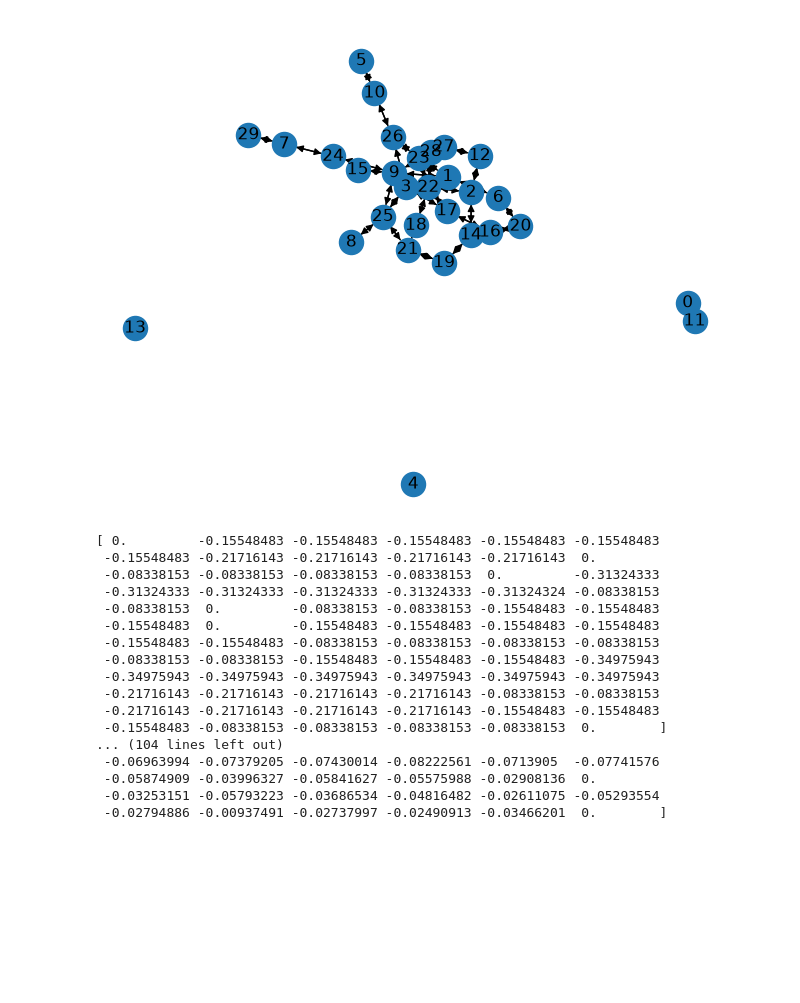
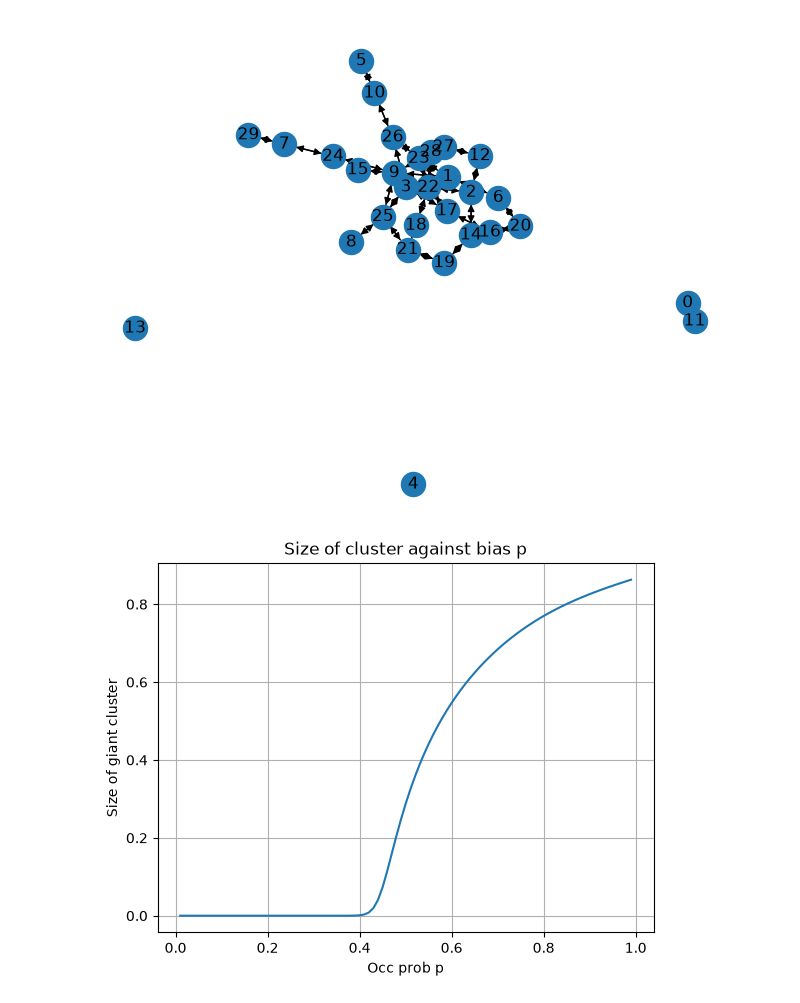
Before and after one commit to ryanotieno/belief-propagation-error, a Jupyter notebook: notebooks/percs_good.ipynb, the cells around one changed output. Saved outputs shown, nothing was run; the diff lists cells and outputs as text; code cells hidden in the pictures; blank space fills up the shorter version.

```diff
--- a/notebooks/percs_good.ipynb
+++ b/notebooks/percs_good.ipynb
@@ -51,46 +51,37 @@ for row, (i, j) in enumerate(edge_list):
         if l == i and k != j:
             B[row][col] = 1
 # %%
+import numpy as np
 B = jnp.array(B)
 
 #instantiation of the message passing starts here
-p_choice = 0.4
-V = jnp.array([math.log(1-p_choice + p_choice*0.5) for i in range(G_di.number_of_edges())])
-#instantiate the mu_i
-pre_exp_mu_i = {node: 0 for node in G_di.nodes()}
+s_values = []
+p_values = []
+for p_choice in np.arange(1, 0, -0.01):
+    p_values.append(p_choice)
+    V = jnp.array([math.log(1-p_choice + p_choice*0.5) for i in range(G_di.number_of_edges())])
+    #instantiate the mu_i
+    pre_exp_mu_i = {node: 0.0 for node in G_di.nodes()}
+    T = 50
+    tol = 1e-9
+    V_prev = V
+    #iteration of message passing starts here
+    for j in range(T):
+        if j > 0 and jnp.max(jnp.abs(V - V_prev)) < tol:
+            break
+        V_prev = V
+        V = jnp.log(1 - p_choice + p_choice * jnp.exp(jnp.matmul(B, V)))
 
-#iteration of message passing starts here
-for j in range(10):
-    messages = jnp.array(jnp.matmul(B, V))
-    i = 0
-    for message in messages:
-        #if the previous edge had i then just add this to the previous
-        pre_exp_mu_i[edge_list[i][0]] += message
-        i += 1
-    mu_i = {}
-    #store my actual mu_i values - get out of log space
-    for keys, values in pre_exp_mu_i.items():
-        mu_i[keys] = math.exp(pre_exp_mu_i[keys])
-    #unpack the message from log space into standard 0-1 values for re-creation of V
-    messages = jnp.array([math.exp(message) for message in messages])
-    V = jnp.array([math.log(1-p_choice + p_choice*message) for message in messages])
-    print(V)
-node_colors = [mu_i[n] for n in G.nodes()]
+    for i, e in enumerate(edge_list):
+        pre_exp_mu_i[e[1]] += V[i]
+    mu_i = {n: math.exp(pre_exp_mu_i[n]) for n in G_di.nodes()}
+    s_values.append(1 - (1/N)*jnp.sum(jnp.array(list(mu_i.values()))))
+plt.plot(p_values, s_values)
+plt.xlabel("Occ prob p")
+plt.ylabel("Size of giant cluster")
+plt.title("Size of cluster against bias p")
+plt.grid()
+
+plt.show()
 # %% [output]
-[ 0.         -0.15548483 -0.15548483 -0.15548483 -0.15548483 -0.15548483
- -0.15548483 -0.21716143 -0.21716143 -0.21716143 -0.21716143  0.
- -0.08338153 -0.08338153 -0.08338153 -0.08338153  0.         -0.31324333
- -0.31324333 -0.31324333 -0.31324333 -0.31324333 -0.31324324 -0.08338153
- -0.08338153  0.         -0.08338153 -0.08338153 -0.15548483 -0.15548483
- -0.15548483  0.         -0.15548483 -0.15548483 -0.15548483 -0.15548483
- -0.15548483 -0.15548483 -0.08338153 -0.08338153 -0.08338153 -0.08338153
- -0.08338153 -0.08338153 -0.15548483 -0.15548483 -0.15548483 -0.34975943
- -0.34975943 -0.34975943 -0.34975943 -0.34975943 -0.34975943 -0.34975943
- -0.21716143 -0.21716143 -0.21716143 -0.21716143 -0.08338153 -0.08338153
- -0.21716143 -0.21716143 -0.21716143 -0.21716143 -0.15548483 -0.15548483
- -0.15548483 -0.08338153 -0.08338153 -0.08338153 -0.08338153  0.        ]
-... (104 lines left out)
- -0.06963994 -0.07379205 -0.07430014 -0.08222561 -0.0713905  -0.07741576
- -0.05874909 -0.03996327 -0.05841627 -0.05575988 -0.02908136  0.
- -0.03253151 -0.05793223 -0.03686534 -0.04816482 -0.02611075 -0.05293554
- -0.02794886 -0.00937491 -0.02737997 -0.02490913 -0.03466201  0.        ]
+[figure, added]
```
Also changed, not shown: parts of 1 cell of this notebook.
